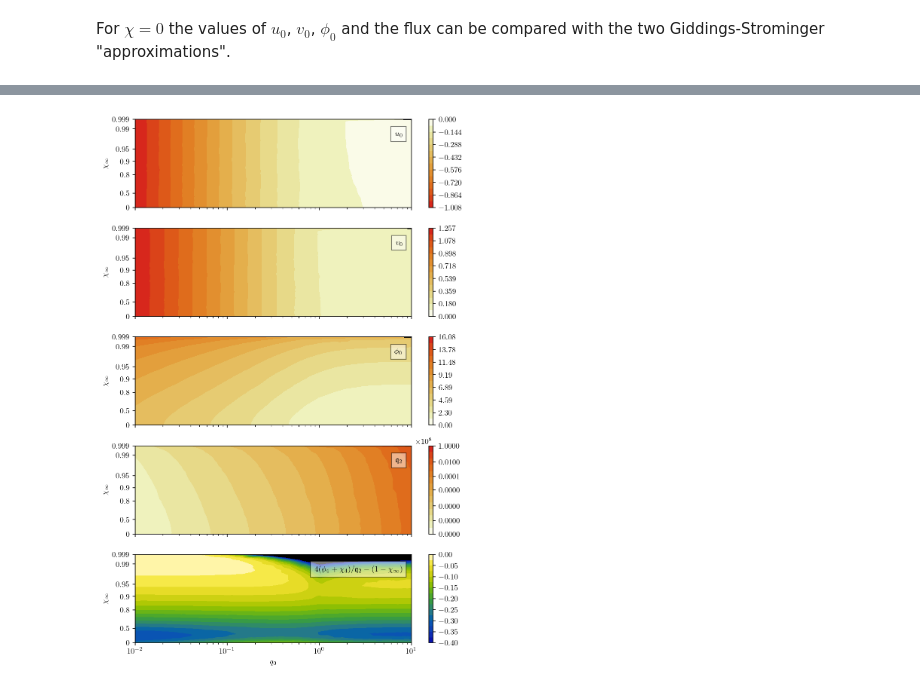
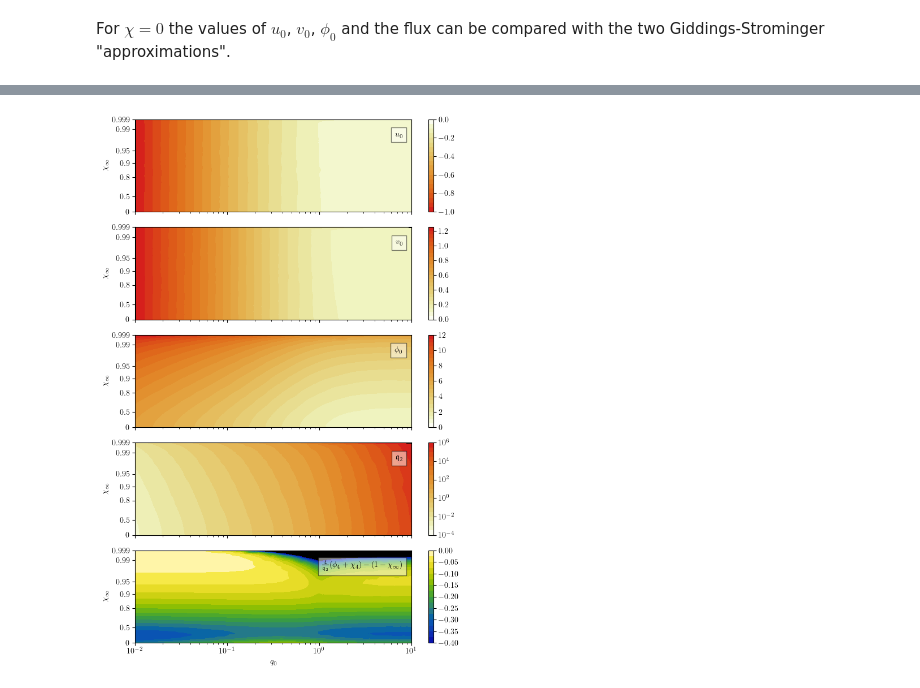
Before and after one commit to gloges/typeII-wormholes, a Jupyter notebook: wormholes.ipynb, the cells around one changed output, grey strips where cells are left out. Cells and saved outputs as stored; diff of their text form; code cells hidden in the pictures.

```diff
--- a/wormholes.ipynb
+++ b/wormholes.ipynb
@@ -47,7 +47,7 @@ u0, φ0 = -0.08, 0.3
 soln = wh.solve_S3S3(q0, u0, φ0, rmax)
 r, f, u, ud, φ, φd, h, charge = wh.symmetrize_S3S3(soln)
 
-fig, axes = plt.subplots(1, 3, figsize=(8,2))
+fig, axes = plt.subplots(1, 3, figsize=(10,3))
 
 for ax, y, label in zip(axes, [f, u, φ], ['$f$', '$u$', '$\phi$']):
     ax.plot(r, y, 'k')
@@ -201,7 +204,8 @@ for power in tqdm(powers):
     cut = np.where((r > 0) * (-u < 10**-9))[0][0]
     axes[1].plot(l*r[:cut], -u[:cut])
 
-    axes[2].plot(l*r, φ, label='$(\ell,\ell^2\mathfrak q)=(10^{},{:.2f})$'.format(power, charge*l**2))
+    label = '$(\ell,\ell^2\mathfrak q)=(10^{},{:.2f})$'.format(power, charge*l**2)
+    axes[2].plot(l*r, φ, label=label)
 
 
 # Plot flat-space profiles
@@ -268,7 +272,7 @@ u0, v0 = -0.102, 0.182
 soln = wh.solve_T11(q0, u0, v0, 0, χ1, rmax)
 r, f, u, ud, v, vd, φ, φd, χ, χd, h, charge2 = wh.symmetrize_T11(soln)
 
-fig, axes = plt.subplots(1, 5, figsize=(9,2))
+fig, axes = plt.subplots(1, 5, figsize=(10,2.5))
 
 for ax, y, label in zip(axes, [f, u, v, φ, χ], ['$f$', '$u$', '$v$', '$\phi$', '$\chi$']):
     ax.plot(r, y, 'k')
@@ -378,19 +405,19 @@ def run(q0, χ1, rmax, xatol=10**-10, display_summary=False, display_progress=Fa
     # Estimate φ4, χ4 and χinf
     mask = (r > rmax/1.5)
 
-    popt, pcov = curve_fit(wh.masslessScalarFit_alt, r[mask]/q0, r[mask]**5 * φd[mask])
+    popt, pcov = curve_fit(wh.myMasslessDeriv_T11, r[mask], r[mask]**5 * φd[mask])
     φ4 = popt[0]
 
-    popt, pcov = curve_fit(wh.masslessScalarFit_alt, r[mask]/q0, r[mask]**5 * (φd[mask] + χd[mask]))
+    popt, pcov = curve_fit(wh.myMasslessDeriv_T11, r[mask], r[mask]**5 * (φd[mask] + χd[mask]))
     φχ4 = popt[0]
 
     if χ1 == 0:
         χinf, χ4 = 0, 0
     else:
-        popt, pcov = curve_fit(wh.masslessScalarFit, r[mask]/q0, χ[mask])
+        popt, pcov = curve_fit(wh.myMassless_T11, r[mask], χ[mask])
         χinf = popt[0]
 
-        popt, pcov = curve_fit(wh.masslessScalarFit_alt, r[mask]/q0, r[mask]**5 * χd[mask])
+        popt, pcov = curve_fit(wh.myMasslessDeriv_T11, r[mask], r[mask]**5 * χd[mask])
         χ4 = popt[0]
 
     return [q0, χ1, rmax, u0, v0, φ0, φ4, χ4, φχ4, χinf, charge, ric5, ric10], value
@@ -535,11 +562,12 @@ plt.show()
 # %%
+# Custom nonlinear rescaling of vertical axis
 x0 = 1.015
 def myTransform(x):
     return -x0*np.log(1-x/x0)
 def myTransform_inverse(x):
     return x0*(1 - np.exp(-x/x0))
 
-# Perform triangulation on log data
+# Perform triangulation on transformed data
 tri = Triangulation(np.log(q0s), myTransform(χinfs))
 tri.x = np.exp(tri.x)
 tri.y = myTransform_inverse(tri.y)
@@ -550,47 +578,50 @@ fig, axes = plt.subplots(5, 1, figsize=(7,10), sharex=True, sharey=True)
 for ax in axes:
     ax.set_facecolor('black')
 
-levels_bps = np.arange(0, -0.41, -0.025)[::-1]
+levels = np.arange(-1, 0.01, 0.05)
+im = axes[0].tricontourf(tri, u0s, levels=levels, cmap=cc.cm['CET_L18_r'])
+plt.colorbar(im, ax=axes[0], ticks=np.arange(-1, 0.01, 0.2))
 
+levels = np.arange(0, 1.26, 0.05)
+im = axes[1].tricontourf(tri, v0s, levels=levels, cmap=cc.cm['CET_L18'])
+plt.colorbar(im, ax=axes[1], ticks=np.arange(0, 1.26, 0.2))
 
-im = axes[0].tricontourf(tri, u0s, levels=np.linspace(min(u0s), 0, 15), cmap=cc.cm['CET_L18_r'])
-plt.colorbar(im, ax=axes[0])
+levels = np.arange(0, 12.01, 0.5)
+im = axes[2].tricontourf(tri, φ0s, levels=levels, cmap=cc.cm['CET_L18'])
+plt.colorbar(im, ax=axes[2], ticks=np.arange(0, 12.01, 2))
 
-im = axes[1].tricontourf(tri, v0s, levels=np.linspace(0, max(v0s), 15), cmap=cc.cm['CET_L18'])
-plt.colorbar(im, ax=axes[1])
+im = axes[3].tricontourf(tri, charge2s, levels=np.geomspace(10**-4, 10**6, 21),
+                         cmap=cc.cm['CET_L18'], norm=colors.LogNorm())
+exponents = np.arange(-4, 6.01, 2)
+ticks = 10**exponents
+cbar = plt.colorbar(im, ax=axes[3], ticks=ticks)
+cbar.ax.set_yticklabels(['$10^{' + '{:.0f}'.format(ii) + '}$' for ii in exponents])
 
-im = axes[2].tricontourf(tri, φ0s, levels=np.linspace(0, max(φ0s), 15), cmap=cc.cm['CET_L18'])
-plt.colorbar(im, ax=axes[2])
-
-im = axes[3].tricontourf(tri, charge2s, levels=np.geomspace(10**-4, 10**8, 15),
-                         cmap=cc.cm['CET_L18'], norm=colors.LogNorm())
-plt.colorbar(im, ax=axes[3], ticks=np.geomspace(10**-4, 10**8, 7))
-
-im = axes[4].tricontourf(tri, bps, levels=levels_bps, cmap=cc.cm['CET_L9'])
+levels = np.arange(0, -0.41, -0.025)[::-1]
+im = axes[4].tricontourf(tri, bps, levels=levels, cmap=cc.cm['CET_L9'])
 plt.colorbar(im, ax=axes[4])
 # plt.scatter(q0s, χinfs, color='r', s=1)
 
-labels = ['$u_0$', '$v_0$', '$\phi_0$', '$\mathfrak{q}_2$', '$4(\phi_4+\chi_4)/\mathfrak{q}_2 - (1-\chi_\infty)$']
+labels = ['$u_0$', '$v_0$', '$\phi_0$', '$\mathfrak{q}_2$',
+          '$\\frac{4}{\mathfrak{q}_2}(\phi_4+\chi_4) - (1-\chi_\infty)$']
 for ax, label in zip(axes, labels):
     ax.set_ylabel('$\chi_\infty$')
     ax.text(8, 0.98, label, ha='right',
             bbox={'boxstyle': 'square', 'alpha': 0.5, 'facecolor': 'w', 'edgecolor': 'k', 'pad': 0.5})
     # ax.scatter(q0s, χinfs, color='b', s=1)
 
-
 plt.xscale('log')
 plt.xlabel('$q_0$')
-
 
 plt.yscale('function', functions=(myTransform, myTransform_inverse))
 plt.ylim(0, 0.999)
 yticks = [0, 0.5, 0.8, 0.9, 0.95, 0.99, 0.999]
 plt.yticks(yticks, labels=['${}$'.format(yt) for yt in yticks])
 
 
 plt.tight_layout()
 # plt.subplots_adjust(left=0, right=1, bottom=0, top=1)
 # plt.savefig('images/T11_params_BPS.png', dpi=300)
 plt.show()
 # %% [output]
-[figure, old version]
+[figure, new version]
```
Also changed, not shown: parts of 11 cells of this notebook, 2 other files.
